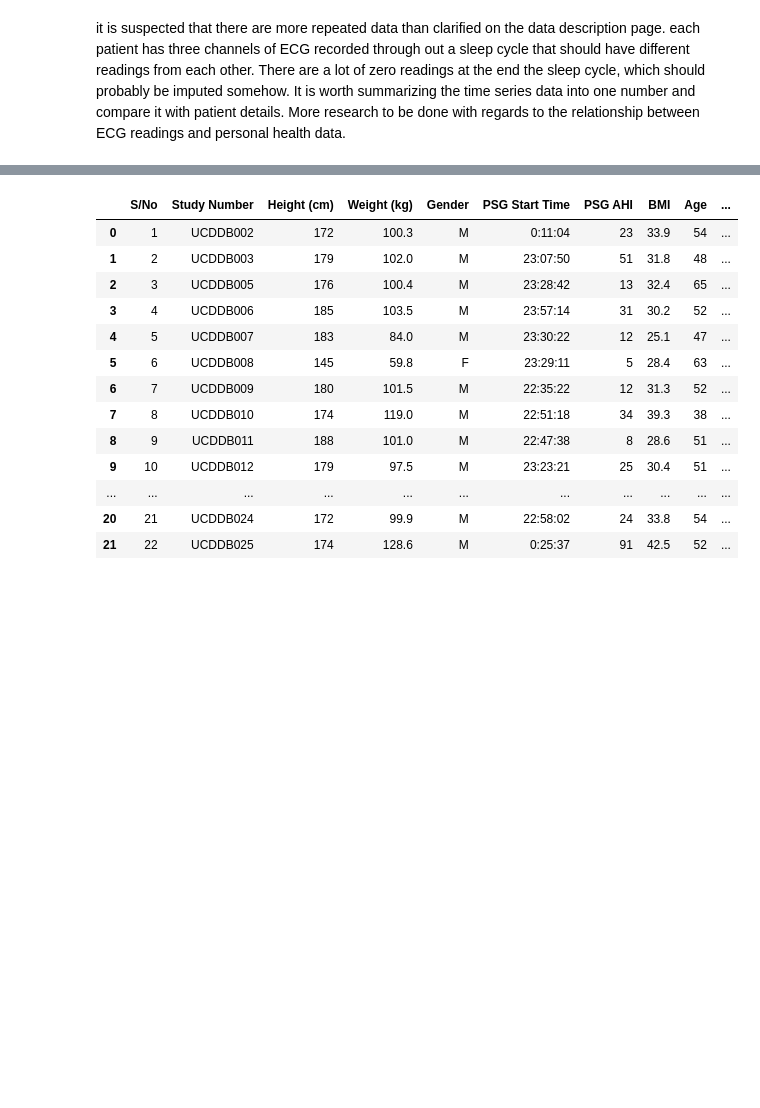
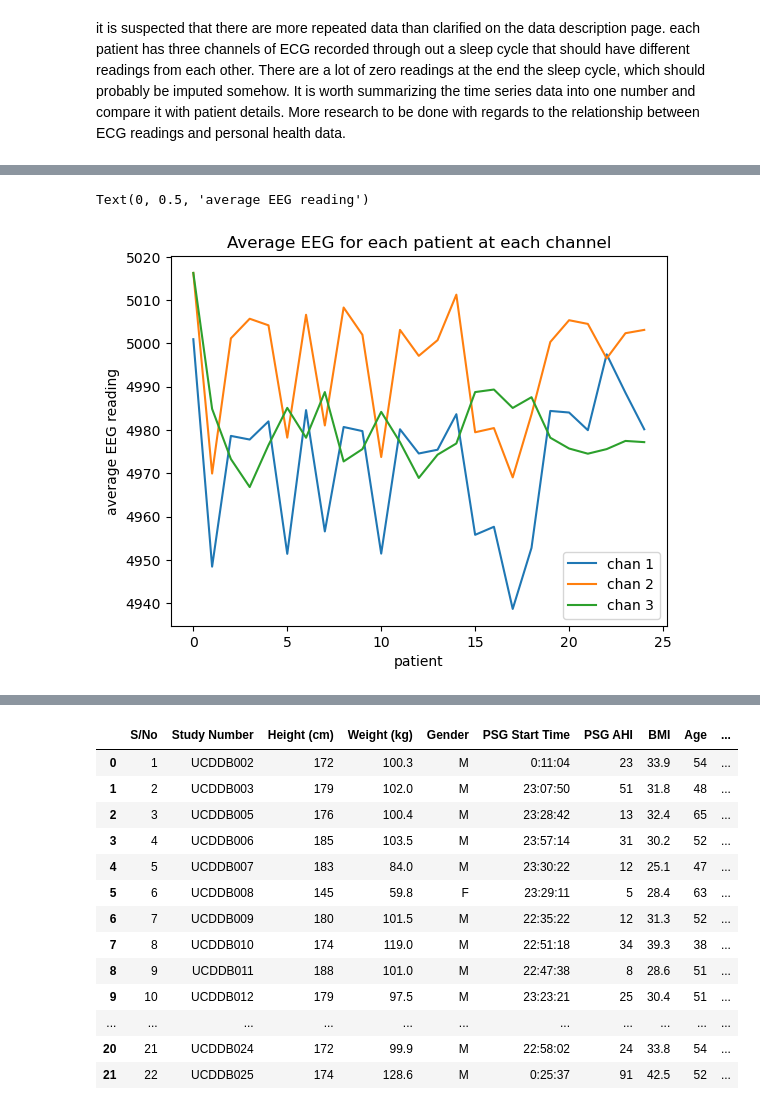
Before and after one commit to sophiatong/DataMining_Final_Sleep, a Jupyter notebook: lifecard.ipynb, the cells around one changed output, grey strips where cells are left out. Saved outputs shown, nothing was run; the diff lists cells and outputs as text; code cells hidden in the pictures; blank space fills up the shorter version.

```diff
--- a/lifecard.ipynb
+++ b/lifecard.ipynb
@@ -9,0 +16,14 @@ import wfdb
+# %%
+lifecard_dfs = []
+for i in range(2, 4):
+    lifecard = mne.io.read_raw_edf(f"files/ucddb00{i}_lifecard.edf")
+    lifecard_dfs.append(lifecard.to_data_frame())
+for i in range(5, 10):
+    lifecard = mne.io.read_raw_edf(f"files/ucddb00{i}_lifecard.edf")
+    lifecard_dfs.append(lifecard.to_data_frame())
+for i in range(10, 16):
+    lifecard = mne.io.read_raw_edf(f"files/ucddb0{i}_lifecard.edf")
+    lifecard_dfs.append(lifecard.to_data_frame())
+for i in range(17, 29):
+    lifecard = mne.io.read_raw_edf(f"files/ucddb0{i}_lifecard.edf")
+    lifecard_dfs.append(lifecard.to_data_frame())
@@ -136,4 +71,0 @@ Creating raw.info structure...
-# %%
-lifecard7 = mne.io.read_raw_edf("files/ucddb007_lifecard.edf")
-df = lifecard7.to_data_frame()
-df
@@ -194,0 +92,14 @@ More research to be done with regards to the relationship between ECG readings a
+# %%
+# calculate mean and standard deviation for each channel of each patient
+
+means = []
+stds = []
+for df in lifecard_dfs:
+    means.append(np.array(df.mean()))
+    stds.append(np.array(df.std()))
+    means_arr = np.array(means)
+    stds_arr = np.array(stds)
+# %%
+# make 2d arrays into dataframes
+means_df = pd.DataFrame(means_arr)
+stds_df = pd.DataFrame(stds_arr)
@@ -194,0 +126,12 @@ More research to be done with regards to the relationship between ECG readings a
+# %%
+# plot the mean reading of EEG for each patient
+plt.plot(means_df[1],label = 'chan 1')
+plt.plot(means_df[2],label = 'chan 2')
+plt.plot(means_df[3],label = 'chan 3')
+plt.legend()
+plt.title('Average EEG for each patient at each channel')
+plt.xlabel('patient')
+plt.ylabel('average EEG reading')
+# %% [output]
+Text(0, 0.5, 'average EEG reading')
+[figure, added]
```
Also changed, not shown: parts of 39 cells of this notebook.
